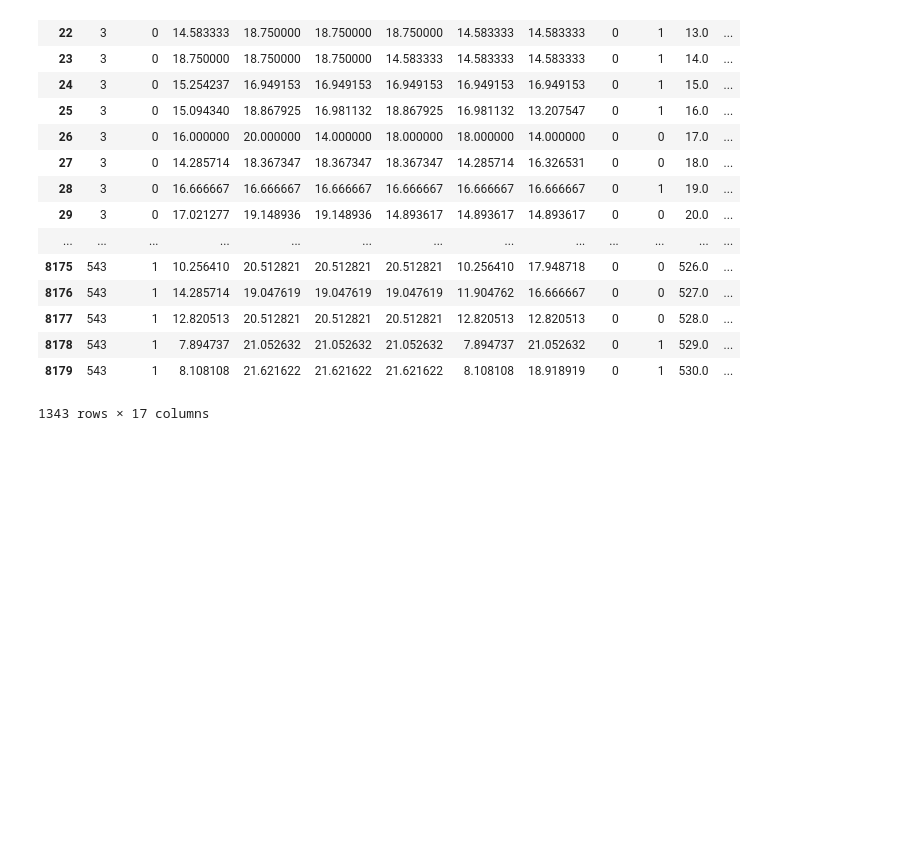
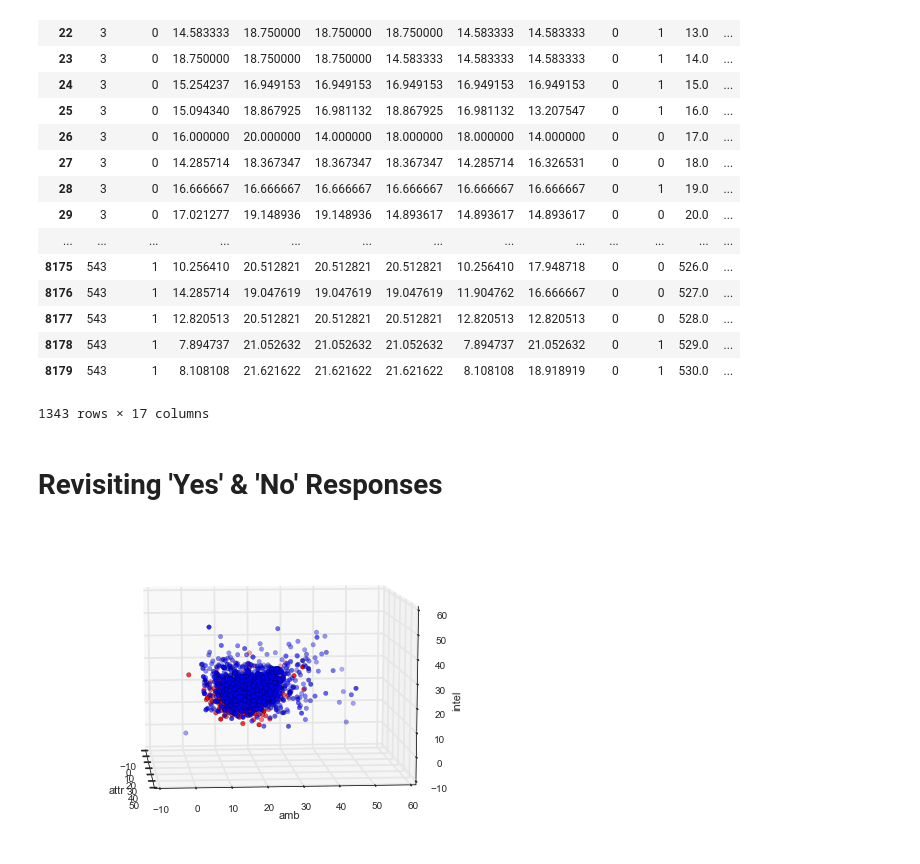
Before and after one commit to fiatveritas/Portfolio, a Jupyter notebook: Udacity_Project_5_Capstone/Love_At_First_Sight.ipynb, the cells around one changed output. Cells and saved outputs as stored; diff of their text form; code cells hidden in the pictures; blank space fills up the shorter version.

```diff
--- a/Udacity_Project_5_Capstone/Love_At_First_Sight.ipynb
+++ b/Udacity_Project_5_Capstone/Love_At_First_Sight.ipynb
@@ -860,3 +848,22 @@ display(people_not_matched[['iid', 'gender', 'attr', 'intel', 'amb', 'sinc', 'sh
 | 8178 | 543 | 1 | 7.894737 | 21.052632 | 21.052632 | 21.052632 | 7.894737 | 21.052632 | 0 | 1 | 529.0 | ... |
 | 8179 | 543 | 1 | 8.108108 | 21.621622 | 21.621622 | 21.621622 | 8.108108 | 18.918919 | 0 | 1 | 530.0 | ... |
 1343 rows × 17 columns
+# %% [markdown]
+<h1>Revisiting 'Yes' & 'No' Responses</h1>
+# %%
+no_decision = data_copy[data_copy['dec'] == 0].index
+yes_decision = data_copy[data_copy['dec'] == 1].index
+fig = plt.figure()
+ax = fig.add_subplot(111, projection = '3d')
+ax.scatter(data_copy[['attr', 'amb', 'intel']].loc[no_decision]['attr'], data_copy[['attr', 'amb', 'intel']].loc[no_decision]['amb'], data_copy[['attr', 'amb', 'intel']].loc[no_decision]['intel'], c = 'blue')
+ax.scatter(data_copy[['attr', 'amb', 'intel']].loc[yes_decision]['attr'], data_copy[['attr', 'amb', 'intel']].loc[yes_decision]['amb'], data_copy[['attr', 'amb', 'intel']].loc[yes_decision]['intel'], c = 'red')
+ax.set_xlabel('attr')
+ax.set_ylabel('amb')
+ax.set_zlabel('intel')
+for ii in xrange(0,360,5):
+	ax.view_init(elev = 10, azim = ii)
+	plt.savefig("movie_4%d.png" % ii)
+	plt.draw()
+plt.show()
+# %% [output]
+[figure, added]
```
Also changed, not shown: parts of 4 cells of this notebook.
